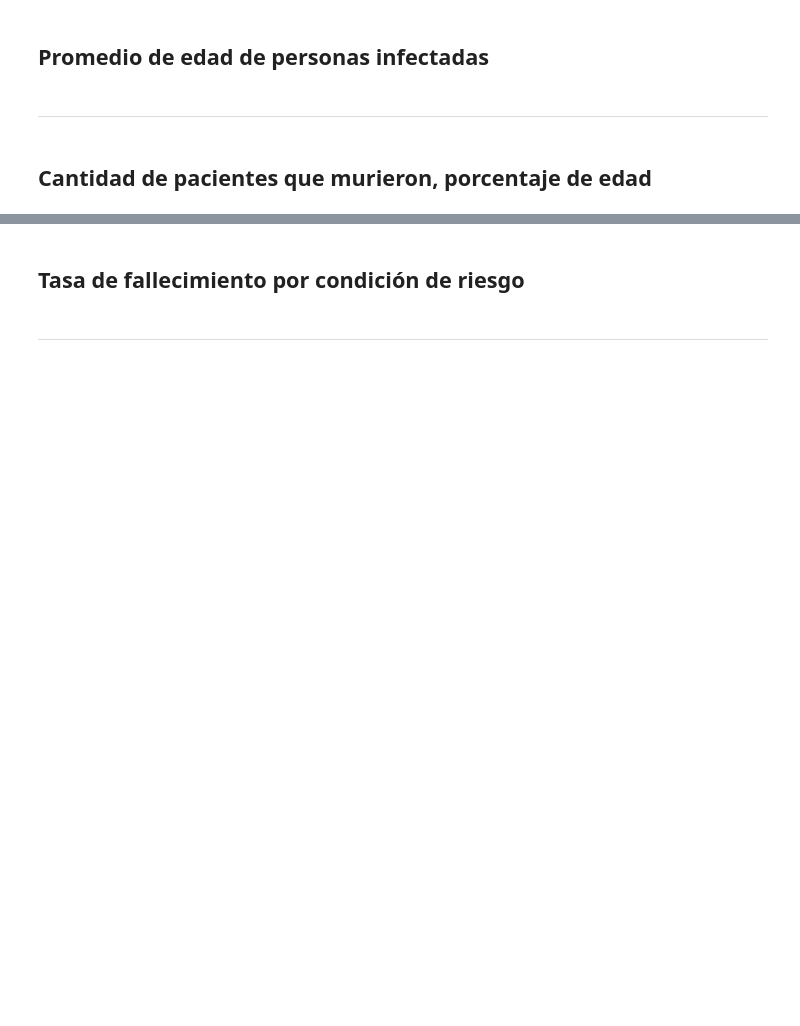
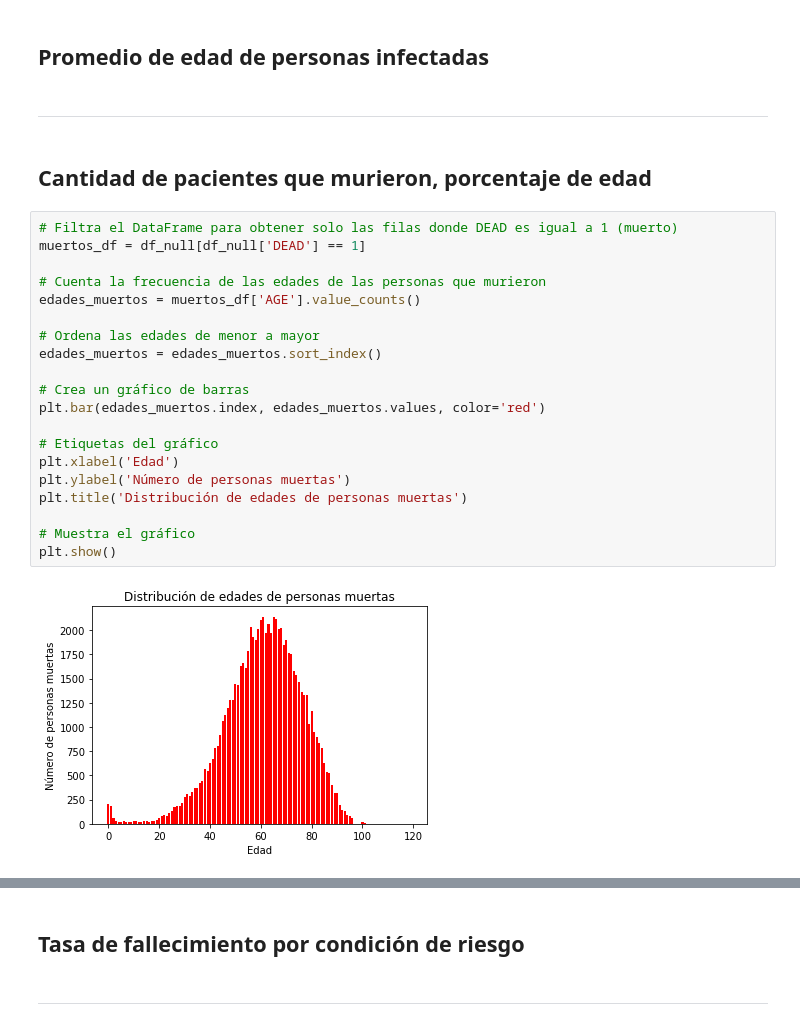
Before and after one commit to SamuelG0319/Final_Project_DS, a Jupyter notebook: cleanning-data.ipynb, the cells around one changed output, grey strips where cells are left out. Cells and saved outputs as stored; diff of their text form; blank space fills up the shorter version.

```diff
--- a/cleanning-data.ipynb
+++ b/cleanning-data.ipynb
@@ -159,3 +159,25 @@ ___
 ---
 # %% [markdown]
 ## Cantidad de pacientes que murieron, porcentaje de edad
+# %%
+# Filtra el DataFrame para obtener solo las filas donde DEAD es igual a 1 (muerto)
+muertos_df = df_null[df_null['DEAD'] == 1]
+
+# Cuenta la frecuencia de las edades de las personas que murieron
+edades_muertos = muertos_df['AGE'].value_counts()
+
+# Ordena las edades de menor a mayor
+edades_muertos = edades_muertos.sort_index()
+
+# Crea un gráfico de barras
+plt.bar(edades_muertos.index, edades_muertos.values, color='red')
+
+# Etiquetas del gráfico
+plt.xlabel('Edad')
+plt.ylabel('Número de personas muertas')
+plt.title('Distribución de edades de personas muertas')
+
+# Muestra el gráfico
+plt.show()
+# %% [output]
+[figure, added]
```
Also changed, not shown: parts of 22 cells of this notebook.
